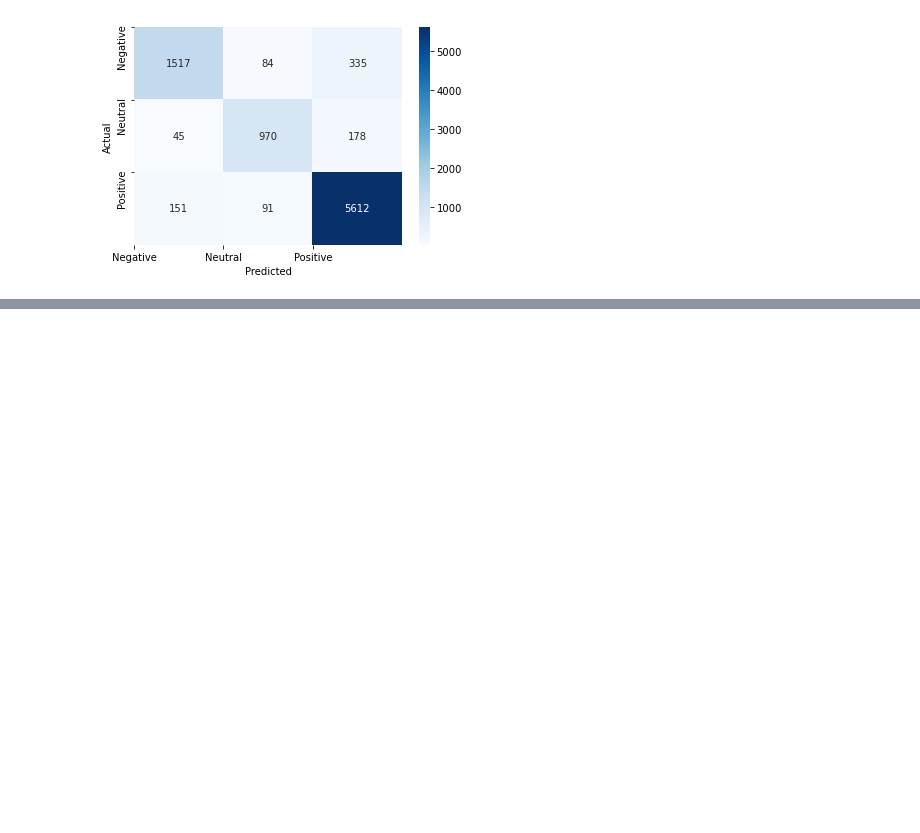
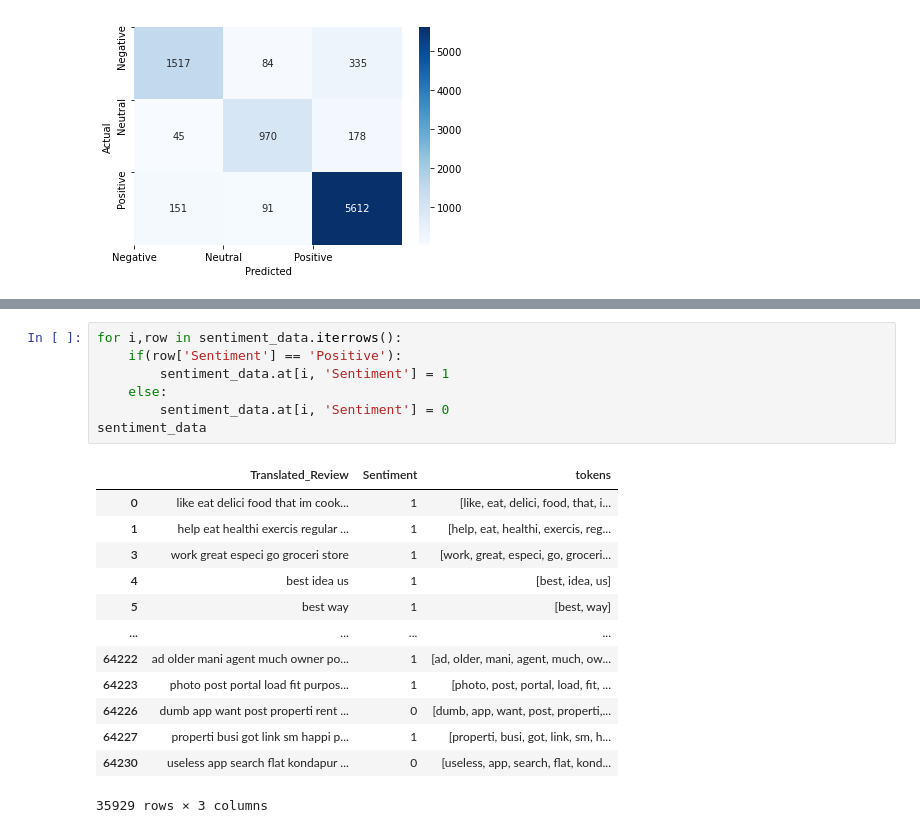
Before and after one commit to Sharat005/GooglePlaystoreAnalysis, a Jupyter notebook: PlaystoreAnalysis.ipynb, the cells around one changed output, grey strips where cells are left out. Cells and saved outputs as stored; diff of their text form; blank space fills up the shorter version.

```diff
--- a/PlaystoreAnalysis.ipynb
+++ b/PlaystoreAnalysis.ipynb
@@ -764,0 +782,21 @@ plt.yticks(ticks = [0,1,2],labels = ['Negative','Neutral','Positive'])
+# %%
+for i,row in sentiment_data.iterrows():
+    if(row['Sentiment'] == 'Positive'):
+        sentiment_data.at[i, 'Sentiment'] = 1
+    else:
+        sentiment_data.at[i, 'Sentiment'] = 0
+sentiment_data
+# %% [output]
+|  | Translated_Review | Sentiment | tokens |
+| 0 | like eat delici food that im cook... | 1 | [like, eat, delici, food, that, i... |
+| 1 | help eat healthi exercis regular ... | 1 | [help, eat, healthi, exercis, reg... |
+| 3 | work great especi go groceri store | 1 | [work, great, especi, go, groceri... |
+| 4 | best idea us | 1 | [best, idea, us] |
+| 5 | best way | 1 | [best, way] |
+| ... | ... | ... | ... |
+| 64222 | ad older mani agent much owner po... | 1 | [ad, older, mani, agent, much, ow... |
+| 64223 | photo post portal load fit purpos... | 1 | [photo, post, portal, load, fit, ... |
+| 64226 | dumb app want post properti rent ... | 0 | [dumb, app, want, post, properti,... |
+| 64227 | properti busi got link sm happi p... | 1 | [properti, busi, got, link, sm, h... |
+| 64230 | useless app search flat kondapur ... | 0 | [useless, app, search, flat, kond... |
+35929 rows × 3 columns
```
Also changed, not shown: parts of 5 cells of this notebook.
